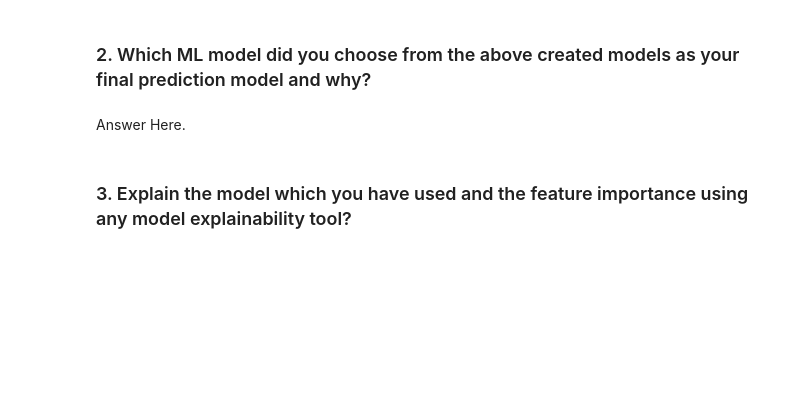
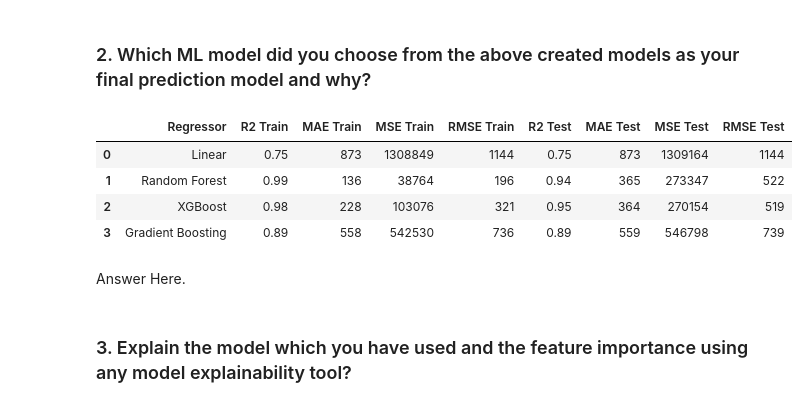
Before and after one commit to kanishkagargg/Retail-Sales-Prediction-Capstone, a Jupyter notebook: Retail_Sales_Prediction_Project.ipynb, the cells around one changed output. Cells and saved outputs as stored; diff of their text form; code cells hidden in the pictures; blank space fills up the shorter version.

```diff
--- a/Retail_Sales_Prediction_Project.ipynb
+++ b/Retail_Sales_Prediction_Project.ipynb
@@ -1731,5 +1788,16 @@ Answer Here.
 # %% [markdown]
 ### 2. Which ML model did you choose from the above created models as your final prediction model and why?
+# %%
+data = [['Linear', 0.75, 873, 1308849, 1144, 0.75, 873, 1309164, 1144], ['Random Forest', 0.99, 136, 38764, 196, 0.94, 365, 273347, 522],  ['XGBoost', 0.98, 228, 103076, 321, 0.95, 364, 270154, 519], ['Gradient Boosting', 0.89, 558, 542530, 736, 0.89, 559, 546798, 739]]
+# %%
+df = pd.DataFrame(data, columns=['Regressor', 'R2 Train', 'MAE Train', 'MSE Train', 'RMSE Train', 'R2 Test', 'MAE Test', 'MSE Test', 'RMSE Test'])
+df
+# %% [output]
+|  | Regressor | R2 Train | MAE Train | MSE Train | RMSE Train | R2 Test | MAE Test | MSE Test | RMSE Test |
+| 0 | Linear | 0.75 | 873 | 1308849 | 1144 | 0.75 | 873 | 1309164 | 1144 |
+| 1 | Random Forest | 0.99 | 136 | 38764 | 196 | 0.94 | 365 | 273347 | 522 |
+| 2 | XGBoost | 0.98 | 228 | 103076 | 321 | 0.95 | 364 | 270154 | 519 |
+| 3 | Gradient Boosting | 0.89 | 558 | 542530 | 736 | 0.89 | 559 | 546798 | 739 |
 # %% [markdown]
 Answer Here.
 # %% [markdown]
```
Also changed, not shown: parts of 72 cells of this notebook.
